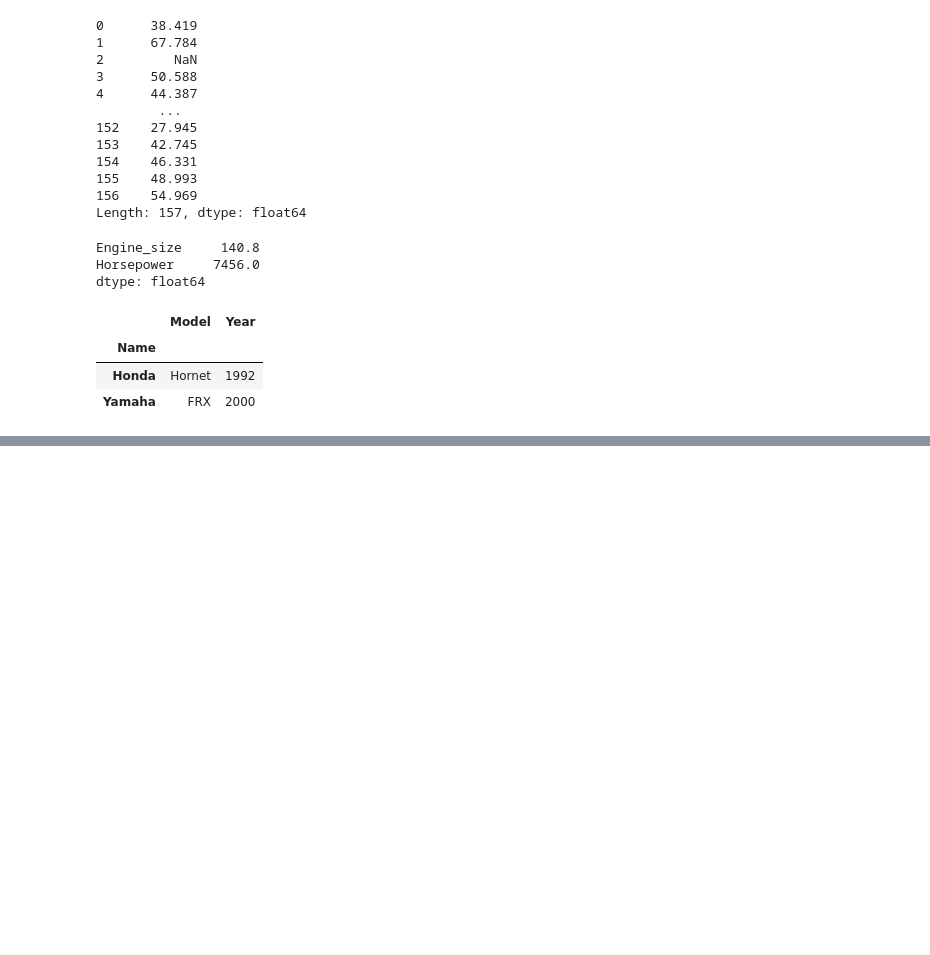
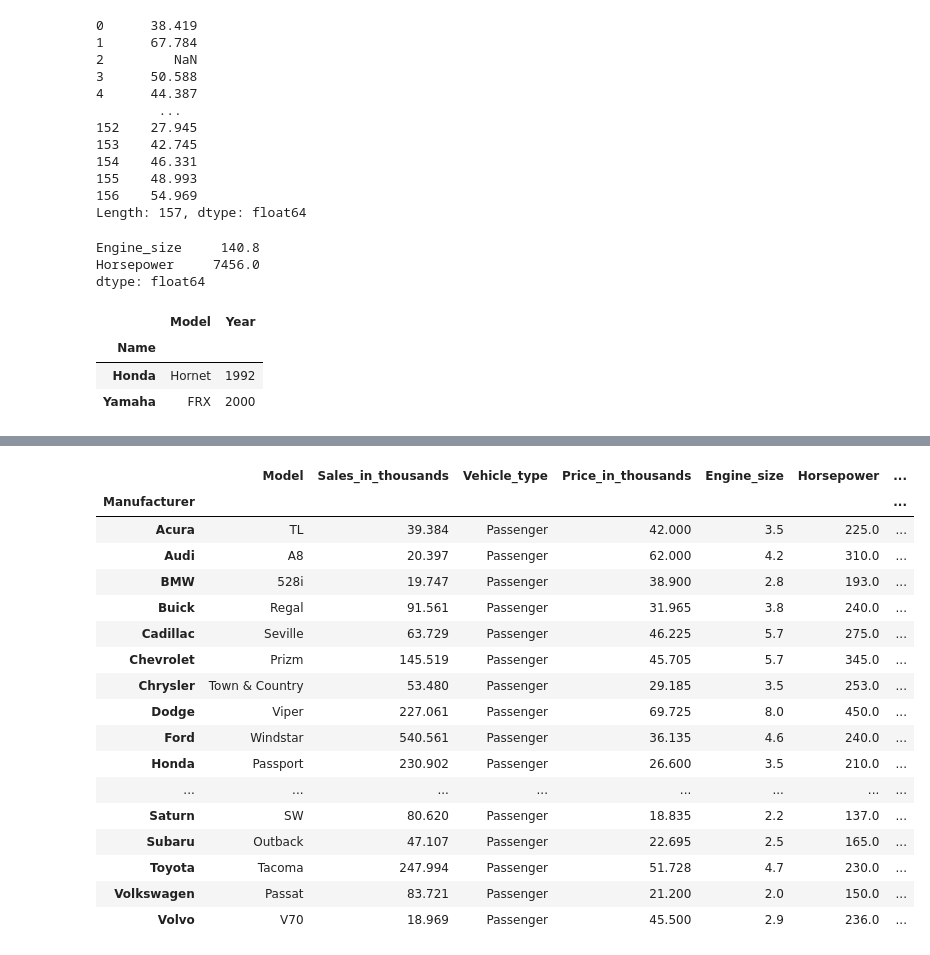
Before and after one commit to Stan-is-the-man/Data_science_bootcamp_2023, a Jupyter notebook: GroupBY_and_aggregate_functions.ipynb, the cells around one changed output, grey strips where cells are left out. Cells and saved outputs as stored; diff of their text form; code cells hidden in the pictures; blank space fills up the shorter version.

```diff
--- a/GroupBY_and_aggregate_functions.ipynb
+++ b/GroupBY_and_aggregate_functions.ipynb
@@ -163,0 +210,21 @@ df_bikes
+# %%
+df_cars.groupby('Manufacturer').max()
+# %% [output]
+|  | Model | Sales_in_thousands | Vehicle_type | Price_in_thousands | Engine_size | Horsepower | ... |
+| Manufacturer |  |  |  |  |  |  | ... |
+| Acura | TL | 39.384 | Passenger | 42.000 | 3.5 | 225.0 | ... |
+| Audi | A8 | 20.397 | Passenger | 62.000 | 4.2 | 310.0 | ... |
+| BMW | 528i | 19.747 | Passenger | 38.900 | 2.8 | 193.0 | ... |
+| Buick | Regal | 91.561 | Passenger | 31.965 | 3.8 | 240.0 | ... |
+| Cadillac | Seville | 63.729 | Passenger | 46.225 | 5.7 | 275.0 | ... |
+| Chevrolet | Prizm | 145.519 | Passenger | 45.705 | 5.7 | 345.0 | ... |
+| Chrysler | Town & Country | 53.480 | Passenger | 29.185 | 3.5 | 253.0 | ... |
+| Dodge | Viper | 227.061 | Passenger | 69.725 | 8.0 | 450.0 | ... |
+| Ford | Windstar | 540.561 | Passenger | 36.135 | 4.6 | 240.0 | ... |
+| Honda | Passport | 230.902 | Passenger | 26.600 | 3.5 | 210.0 | ... |
+| ... | ... | ... | ... | ... | ... | ... | ... |
+| Saturn | SW | 80.620 | Passenger | 18.835 | 2.2 | 137.0 | ... |
+| Subaru | Outback | 47.107 | Passenger | 22.695 | 2.5 | 165.0 | ... |
+| Toyota | Tacoma | 247.994 | Passenger | 51.728 | 4.7 | 230.0 | ... |
+| Volkswagen | Passat | 83.721 | Passenger | 21.200 | 2.0 | 150.0 | ... |
+| Volvo | V70 | 18.969 | Passenger | 45.500 | 2.9 | 236.0 | ... |
```
Also changed, not shown: parts of 11 cells of this notebook.
